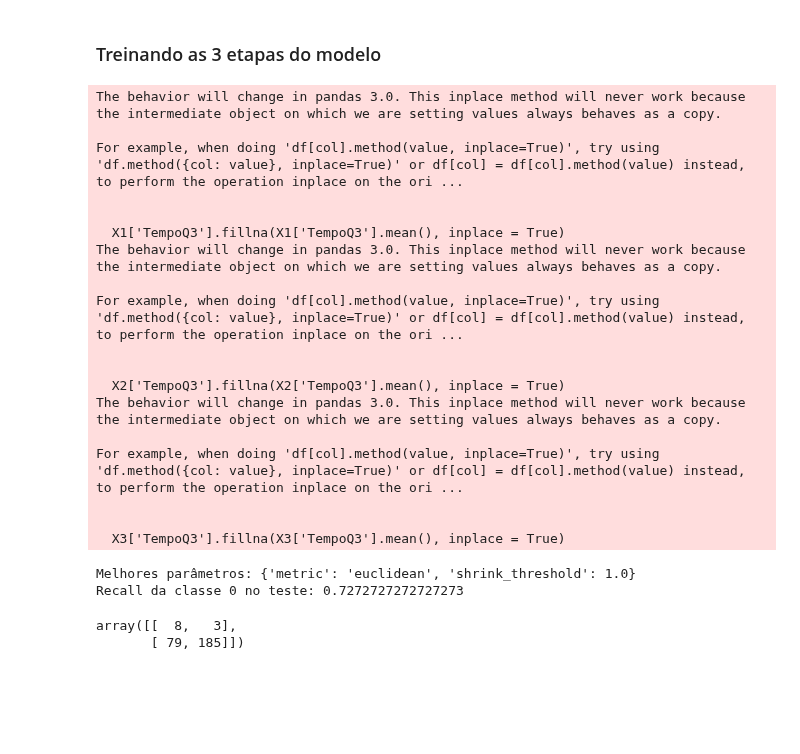
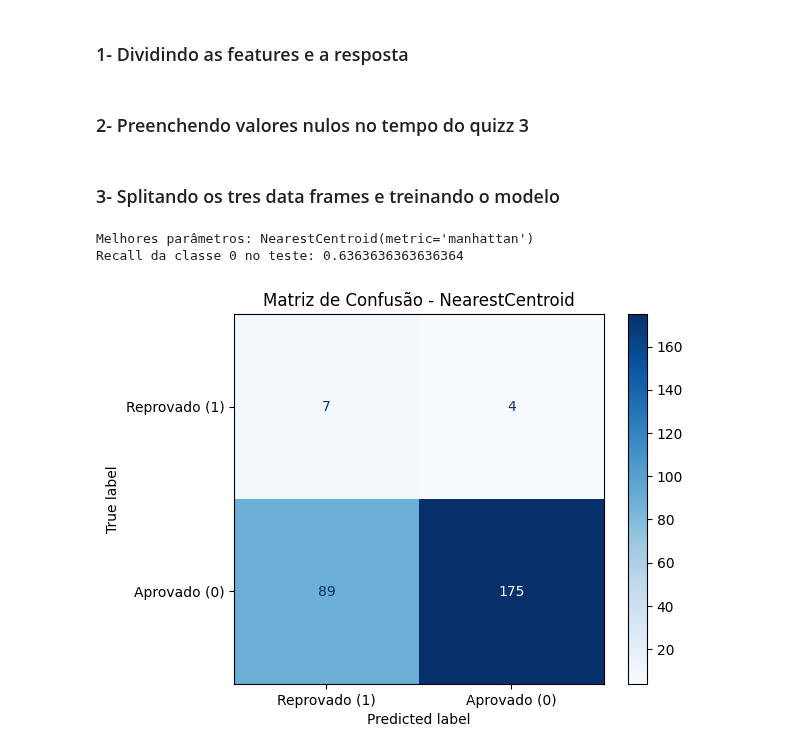
Before and after one commit to antonioatra/LATECH-Predictive_Model, a Jupyter notebook: notebooks/nearestCentroid.ipynb, the cells around one changed output. Saved outputs shown, nothing was run; the diff lists cells and outputs as text; code cells hidden in the pictures; blank space fills up the shorter version.

Commit message:
feat: Adiciona o modelo final que foi apresentado na sprint 3

```diff
--- a/notebooks/nearestCentroid.ipynb
+++ b/notebooks/nearestCentroid.ipynb
@@ -10,7 +10,7 @@ df1 = pd.read_csv('dados/dados_modelo1.csv')
 df2 = pd.read_csv('dados/dados_modelo2.csv')
 df3 = pd.read_csv('dados/dados_modelo3.csv')
 # %% [markdown]
-### Treinando as 3 etapas do modelo
+### 1- Dividindo as features e a resposta
 # %%
 X1 = df1.drop('Reprovou', axis = 1)
 y1 = df1['Reprovou']
@@ -23,58 +26,56 @@ y3 = df3['Reprovou']
+# %% [markdown]
+### 2- Preenchendo valores nulos no tempo do quizz 3
 # %%
-X1['TempoQ3'].fillna(X1['TempoQ3'].mean(), inplace = True)
-X2['TempoQ3'].fillna(X2['TempoQ3'].mean(), inplace = True)
-X3['TempoQ3'].fillna(X3['TempoQ3'].mean(), inplace = True)
+X1['TempoQ3'] = X1['TempoQ3'].fillna(0)
+X2['TempoQ3'] = X2['TempoQ3'].fillna(0)
+X3['TempoQ3'] = X3['TempoQ3'].fillna(0)
-# %% [output]
-The behavior will change in pandas 3.0. This inplace method will never work because the intermediate object on which we are setting values always behaves as a copy.
-
-For example, when doing 'df[col].method(value, inplace=True)', try using 'df.method({col: value}, inplace=True)' or df[col] = df[col].method(value) instead, to perform the operation inplace on the ori ...
-
-
-  X1['TempoQ3'].fillna(X1['TempoQ3'].mean(), inplace = True)
-The behavior will change in pandas 3.0. This inplace method will never work because the intermediate object on which we are setting values always behaves as a copy.
-
-For example, when doing 'df[col].method(value, inplace=True)', try using 'df.method({col: value}, inplace=True)' or df[col] = df[col].method(value) instead, to perform the operation inplace on the ori ...
-
-
-  X2['TempoQ3'].fillna(X2['TempoQ3'].mean(), inplace = True)
-The behavior will change in pandas 3.0. This inplace method will never work because the intermediate object on which we are setting values always behaves as a copy.
-
-For example, when doing 'df[col].method(value, inplace=True)', try using 'df.method({col: value}, inplace=True)' or df[col] = df[col].method(value) instead, to perform the operation inplace on the ori ...
-
-
-  X3['TempoQ3'].fillna(X3['TempoQ3'].mean(), inplace = True)
+# %% [markdown]
+### 3- Splitando os tres data frames e treinando o modelo
 # %%
 
 X1_train, X1_test, y1_train, y1_test = train_test_split(X1, y1,test_size=0.2, random_state=42)
 
-# sm = SMOTE(random_state=42)
-# X1_train, y1_train = sm.fit_resample(X1_train, y1_train)
+sm = SMOTE(random_state=42)
+X1_train, y1_train = sm.fit_resample(X1_train, y1_train)
 
 # Definição do classificador
 nc = NearestCentroid()
 
 # Grid de parâmetros
 param_grid = {
     "metric": ["euclidean", "manhattan"],
     "shrink_threshold": [None, 0.1, 0.5, 1.0]
 }
 
 
-grid = GridSearchCV(nc, param_grid, cv=5, scoring='recall')
-grid.fit(X1_train, y1_train)
+grid1 = GridSearchCV(nc, param_grid, cv=5, scoring='recall')
+grid1.fit(X1_train, y1_train)
 
-print("Melhores parâmetros:", grid.best_params_)
+melhor_modelo1 = grid1.best_estimator_
 
-y1_pred = grid.predict(X1_test)
+print("Melhores parâmetros:", melhor_modelo1)
+
+y1_pred = grid1.predict(X1_test)
 recall_classe_0 = recall_score(y1_test, y1_pred)
 print("Recall da classe 0 no teste:", recall_classe_0)
 
 confusion_matrix(y1_test, y1_pred, labels=[1,0])
+
+disp = ConfusionMatrixDisplay.from_predictions(
+    y1_test,
+    y1_pred,
+    display_labels=["Reprovado (1)", "Aprovado (0)"],
+    cmap="Blues",
+    values_format="d",
+    labels = [1,0]
+)
+
+plt.title("Matriz de Confusão - NearestCentroid")
+plt.show()
 # %% [output]
-Melhores parâmetros: {'metric': 'euclidean', 'shrink_threshold': 1.0}
-Recall da classe 0 no teste: 0.7272727272727273
+Melhores parâmetros: NearestCentroid(metric='manhattan')
+Recall da classe 0 no teste: 0.6363636363636364
-array([[  8,   3],
-       [ 79, 185]])
+[figure, added]
 # %%
 
 X2_train, X2_test, y2_train, y2_test = train_test_split(X2, y2,test_size=0.2, random_state=42)
```
Also changed, not shown: parts of 4 cells of this notebook, 2 other files.
